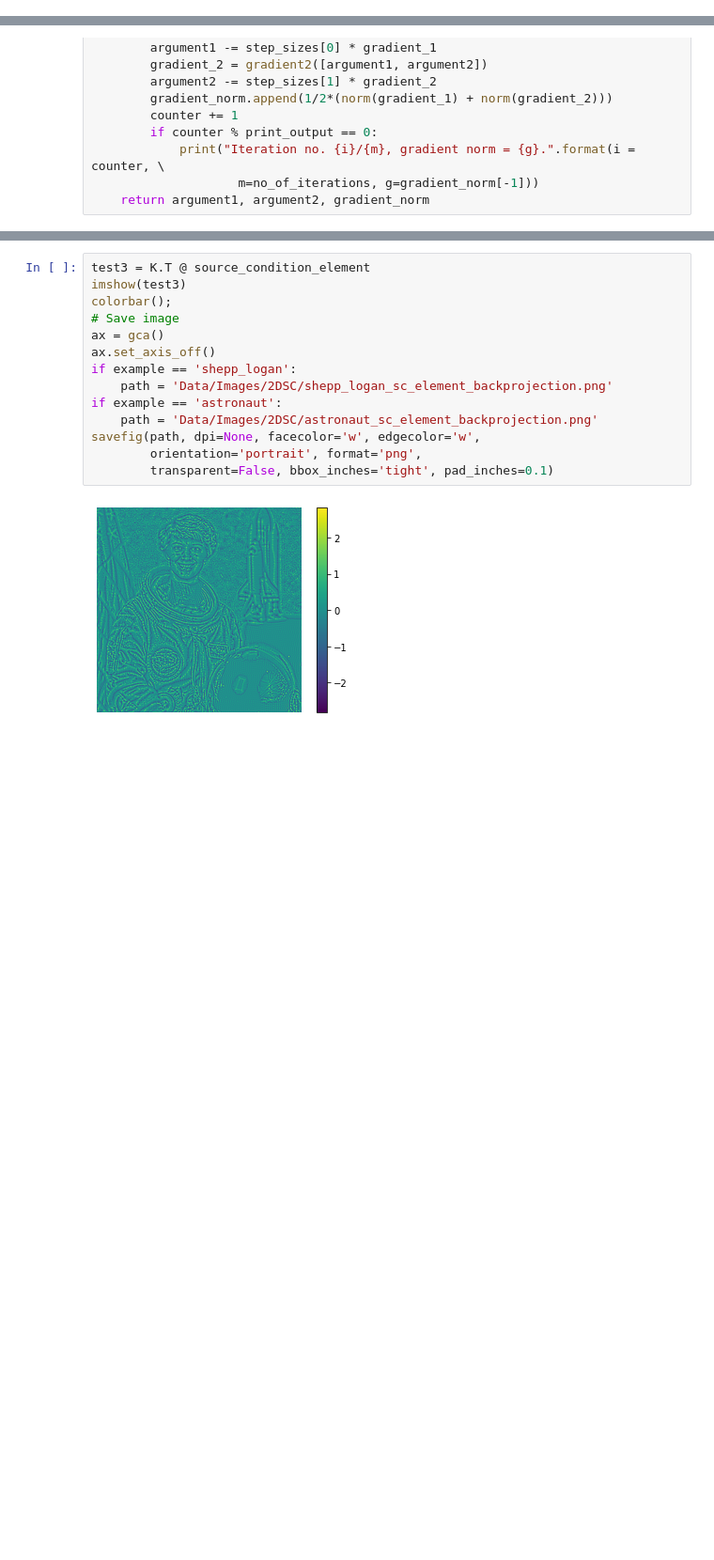
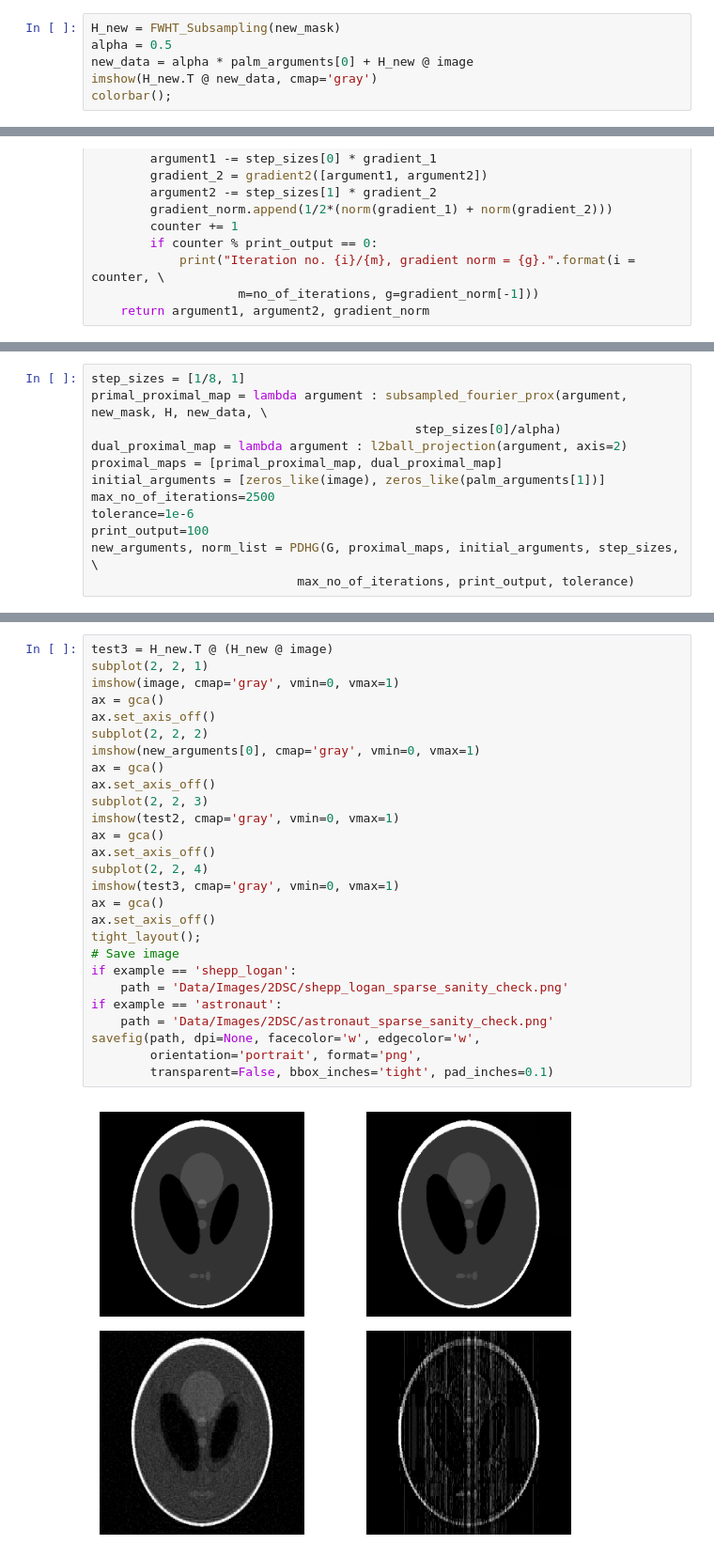
Before and after one commit to martinbenning/source-conditions, a Jupyter notebook: source-condition-main/Estimate optimal Hadamard sampling pattern for ROF reconstruction.ipynb, the cells around one changed output, grey strips where cells are left out. Shown at 94% size. Drawn from its saved outputs; the diff is of its cells as text; blank space fills up the shorter version.

```diff
--- a/source-condition-main/Estimate optimal Hadamard sampling pattern for ROF reconstruction.ipynb
+++ b/source-condition-main/Estimate optimal Hadamard sampling pattern for ROF reconstruction.ipynb
@@ -170,0 +171,6 @@ bregman_gradient_2 = lambda arguments: G @ (G.T @ arguments[1] - K.T @ arguments
+# %%
+H_new = FWHT_Subsampling(new_mask)
+alpha = 0.5
+new_data = alpha * palm_arguments[0] + H_new @ image
+imshow(H_new.T @ new_data, cmap='gray')
+colorbar();
@@ -233,0 +233,12 @@ colorbar();
+# %%
+step_sizes = [1/8, 1]
+primal_proximal_map = lambda argument : subsampled_fourier_prox(argument, new_mask, H, new_data, \
+                                            step_sizes[0]/alpha)
+dual_proximal_map = lambda argument : l2ball_projection(argument, axis=2)
+proximal_maps = [primal_proximal_map, dual_proximal_map]
+initial_arguments = [zeros_like(image), zeros_like(palm_arguments[1])]
+max_no_of_iterations=2500
+tolerance=1e-6
+print_output=100
+new_arguments, norm_list = PDHG(G, proximal_maps, initial_arguments, step_sizes, \
+                            max_no_of_iterations, print_output, tolerance)
@@ -234,16 +257,29 @@ colorbar();
 # %%
-test3 = K.T @ source_condition_element
-imshow(test3)
-colorbar();
-# Save image
+test3 = H_new.T @ (H_new @ image)
+subplot(2, 2, 1)
+imshow(image, cmap='gray', vmin=0, vmax=1)
 ax = gca()
 ax.set_axis_off()
+subplot(2, 2, 2)
+imshow(new_arguments[0], cmap='gray', vmin=0, vmax=1)
+ax = gca()
+ax.set_axis_off()
+subplot(2, 2, 3)
+imshow(test2, cmap='gray', vmin=0, vmax=1)
+ax = gca()
+ax.set_axis_off()
+subplot(2, 2, 4)
+imshow(test3, cmap='gray', vmin=0, vmax=1)
+ax = gca()
+ax.set_axis_off()
+tight_layout();
+# Save image
 if example == 'shepp_logan':
-    path = 'Data/Images/2DSC/shepp_logan_sc_element_backprojection.png'
+    path = 'Data/Images/2DSC/shepp_logan_sparse_sanity_check.png'
 if example == 'astronaut':
-    path = 'Data/Images/2DSC/astronaut_sc_element_backprojection.png'
+    path = 'Data/Images/2DSC/astronaut_sparse_sanity_check.png'
 savefig(path, dpi=None, facecolor='w', edgecolor='w',
         orientation='portrait', format='png',
         transparent=False, bbox_inches='tight', pad_inches=0.1)
 # %% [output]
-[figure, old version]
+[figure, new version]
```
Also changed, not shown: parts of 57 cells of this notebook, 13 other files.
